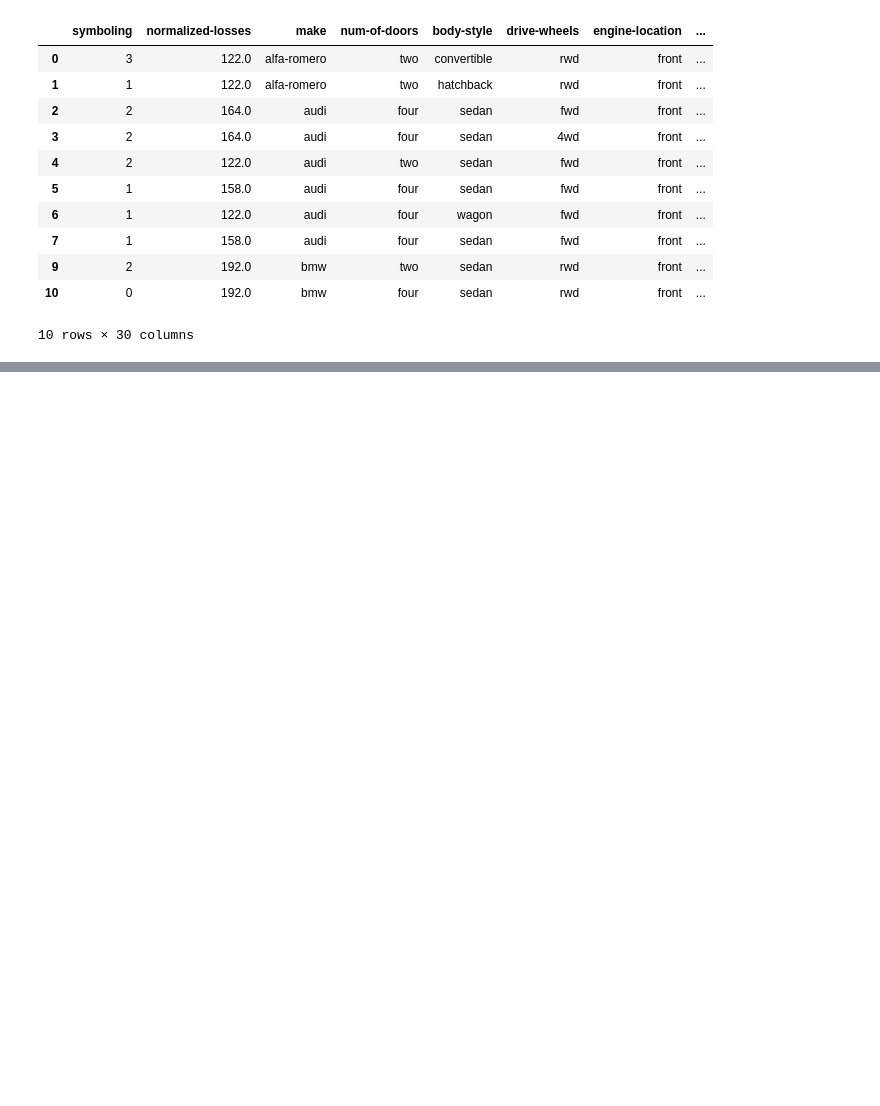
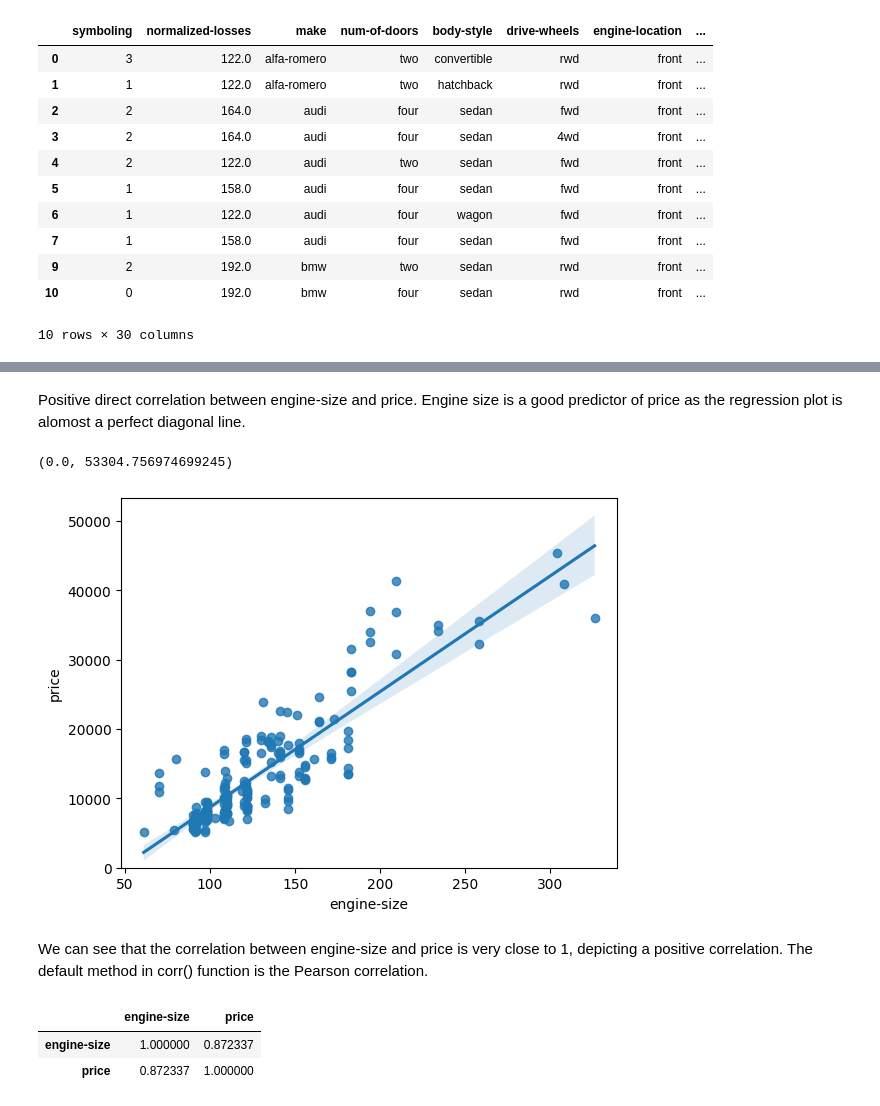
Before and after one commit to am-1t/Data_Analysis_with_Python, a Jupyter notebook: analysis_with_python.ipynb, the cells around one changed output, grey strips where cells are left out. Drawn from its saved outputs; the diff is of its cells as text; code cells hidden in the pictures; blank space fills up the shorter version.

Commit message:
Exploratory data analysis

```diff
--- a/analysis_with_python.ipynb
+++ b/analysis_with_python.ipynb
@@ -60,11 +62,11 @@ df.dropna(subset=['price'], axis=0, inplace=True)
 **Data Standardisation:** Standardization is the process of transforming data into a common format, allowing for meaningful comparisons.
 Transform mpg to L/100km
 # %%
-df['city/L-100km'] = 235/df['city-mpg']
+df['city/L-100km'] = df['city-mpg']/235
 # %% [markdown]
 Transform the highway-mpg to highway-L/100km
 # %%
-df['highway-mpg'] = 235/df['highway-mpg']
+df['highway-mpg'] = df['highway-mpg']/235
 df.rename(columns={'highway-mpg': 'highway-L/100km'}, inplace=True)
 # %% [markdown]
 **Data Normalization:** Transform values of several variable into similar range.
@@ -139,0 +172,16 @@ df.head(10)
+# %% [markdown]
+Positive direct correlation between engine-size and price. Engine size is a good predictor of price as the regression plot is alomost a perfect diagonal line.
+# %%
+sns.regplot(x='engine-size', y='price', data=df)
+plt.ylim(0, )
+# %% [output]
+(0.0, 53304.756974699245)
+[figure, added]
+# %% [markdown]
+We can see that the correlation between engine-size and price is very close to 1, depicting a positive correlation. The default method in corr() function is the Pearson correlation.
+# %%
+df[['engine-size', 'price']].corr()
+# %% [output]
+|  | engine-size | price |
+| engine-size | 1.000000 | 0.872337 |
+| price | 0.872337 | 1.000000 |
```
Also changed, not shown: parts of 14 cells of this notebook.
